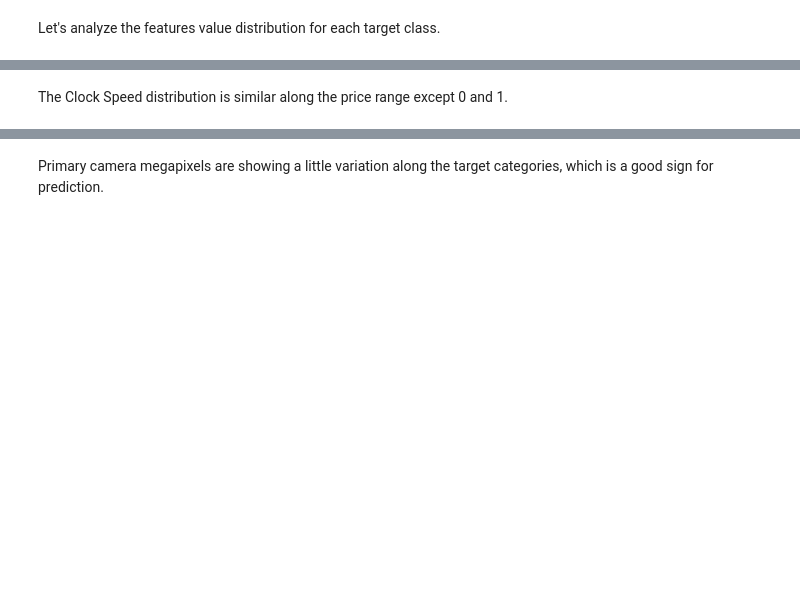
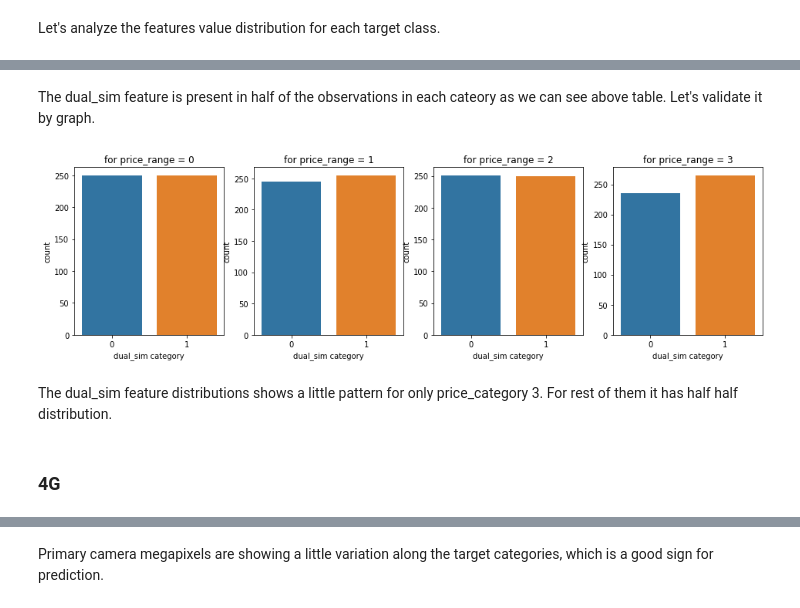
Before and after one commit to dis-is-pj/Mobile-Price-range-Prediction, a Jupyter notebook: Prashant_Jha_Mobile_Price_Range_Classification_Capstone.ipynb, the cells around one changed output, grey strips where cells are left out. Cells and saved outputs as stored; diff of their text form; code cells hidden in the pictures; blank space fills up the shorter version.

```diff
--- a/Prashant_Jha_Mobile_Price_Range_Classification_Capstone.ipynb
+++ b/Prashant_Jha_Mobile_Price_Range_Classification_Capstone.ipynb
@@ -54,3 +107,11 @@ Let's look at the same kind of distribution for all features.
-# %% [markdown]
-The Clock Speed distribution is similar along the price range except 0 and 1.
+# %% [markdown]
+The dual_sim feature is present in half of the observations in each cateory as we can see above table. Let's validate it by graph.
+# %%
+plot_along_taget('dual_sim')
+# %% [output]
+[figure, added]
+# %% [markdown]
+The dual_sim feature distributions shows a little pattern for only price_category 3. For rest of them it has half half distribution.
+# %% [markdown]
+### 4G
 # %% [markdown]
```
Also changed, not shown: parts of 143 cells of this notebook.
